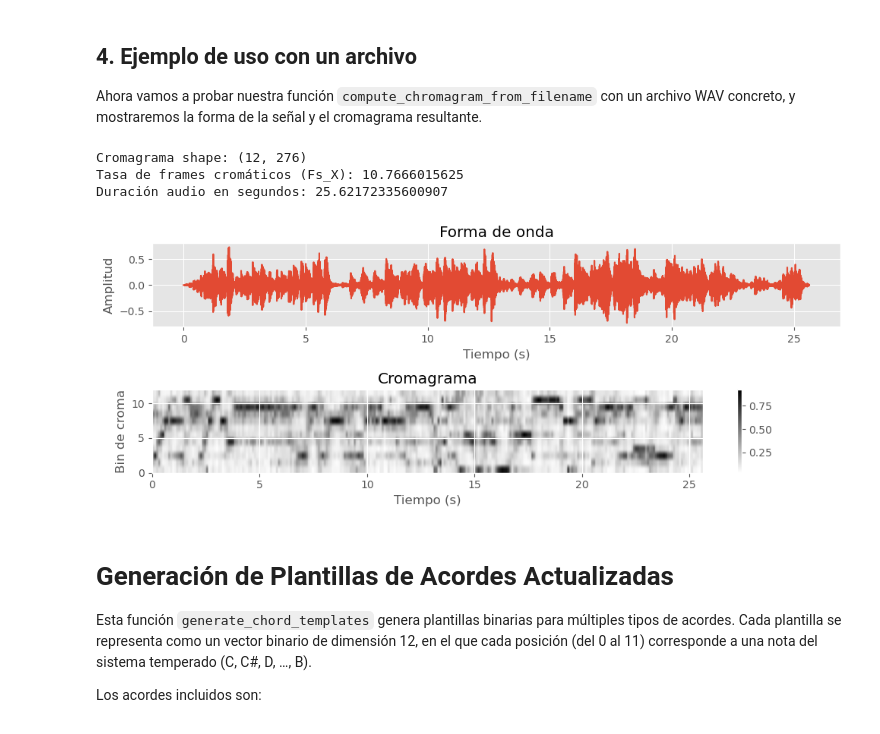
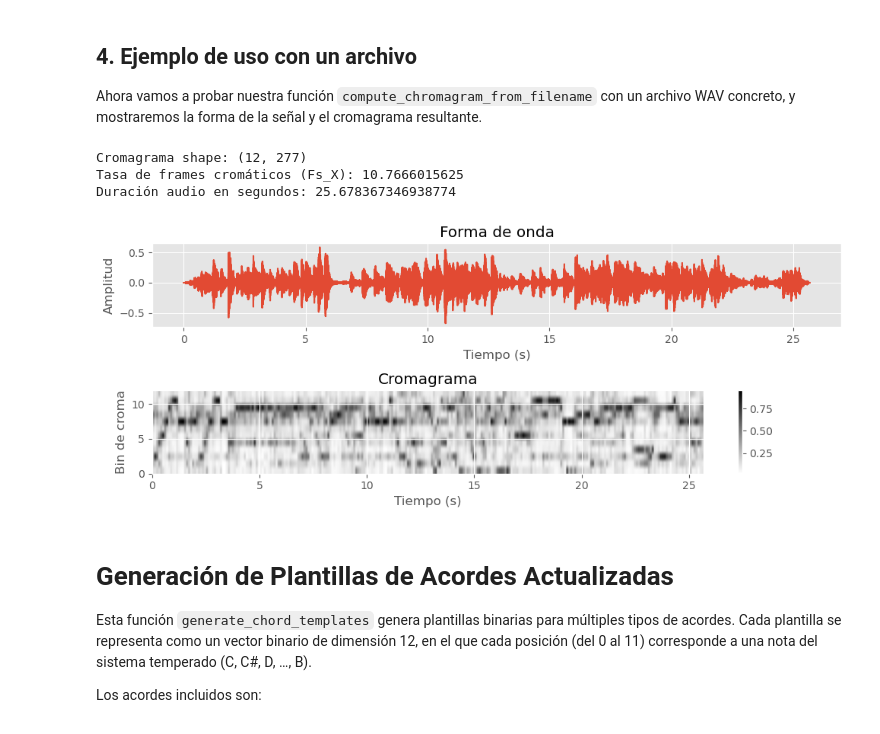
Before and after one commit to fergarciadlc/amplab-musicology-andina, a Jupyter notebook: notebooks/experiment.ipynb, the cells around one changed output. Drawn from its saved outputs; the diff is of its cells as text; code cells hidden in the pictures.

```diff
--- a/notebooks/experiment.ipynb
+++ b/notebooks/experiment.ipynb
@@ -242,7 +242,7 @@ con un archivo WAV concreto, y mostraremos la forma de la señal y el
 cromagrama resultante.
 # %%
 # Ejemplo: computar y graficar un cromagrama
-example_audio = os.path.join('/home/cepatinog/ethnomusic/amplab-musicology-andina/if_0172.wav')
+example_audio = os.path.join('/home/cepatinog/ethnomusic/amplab-musicology-andina/if_0172-rhythm-D minor-92bpm-442hz (1).mp3')
 
 X, Fs_X, x, Fs, x_dur = compute_chromagram_from_filename(
     example_audio,
@@ -250,36 +250,36 @@ X, Fs_X, x, Fs, x_dur = compute_chromagram_from_filename(
     N=4096,
     H=2048,
     gamma=0.1,
     version='CQT',
     norm='2'
 )
 
 print("Cromagrama shape:", X.shape)
 print("Tasa de frames cromáticos (Fs_X):", Fs_X)
 print("Duración audio en segundos:", x_dur)
 
 # Graficar la forma de onda y el cromagrama
 plt.figure(figsize=(10,4))
 plt.subplot(2,1,1)
 plt.plot(np.linspace(0, x_dur, len(x)), x)
 plt.title('Forma de onda')
 plt.xlabel('Tiempo (s)')
 plt.ylabel('Amplitud')
 
 plt.subplot(2,1,2)
 plt.imshow(X, origin='lower', aspect='auto', cmap='gray_r',
            extent=[0, x_dur, 0, 12])
 plt.title('Cromagrama')
 plt.xlabel('Tiempo (s)')
 plt.ylabel('Bin de croma')
 plt.colorbar()
 plt.tight_layout()
 plt.show()
 # %% [output]
-Cromagrama shape: (12, 276)
+Cromagrama shape: (12, 277)
 Tasa de frames cromáticos (Fs_X): 10.7666015625
-Duración audio en segundos: 25.62172335600907
+Duración audio en segundos: 25.678367346938774
-[figure, old version]
+[figure, new version]
 # %% [markdown]
 # Generación de Plantillas de Acordes Actualizadas
 
```
Also changed, not shown: parts of 13 cells of this notebook, 4 other files.
